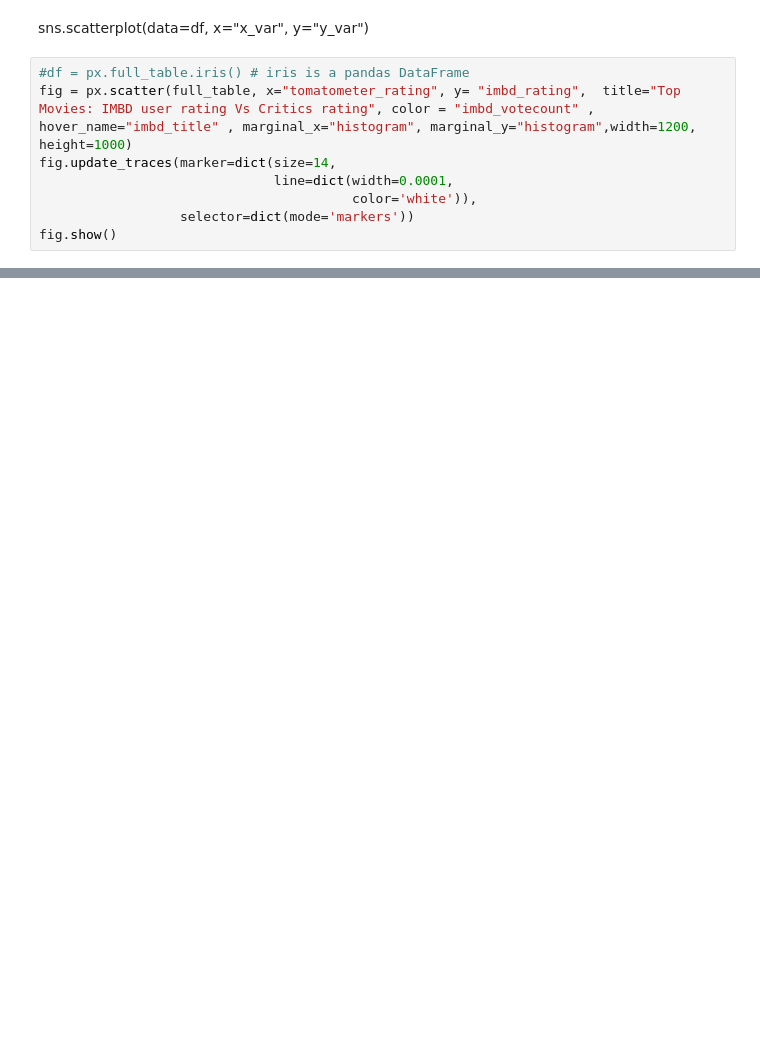
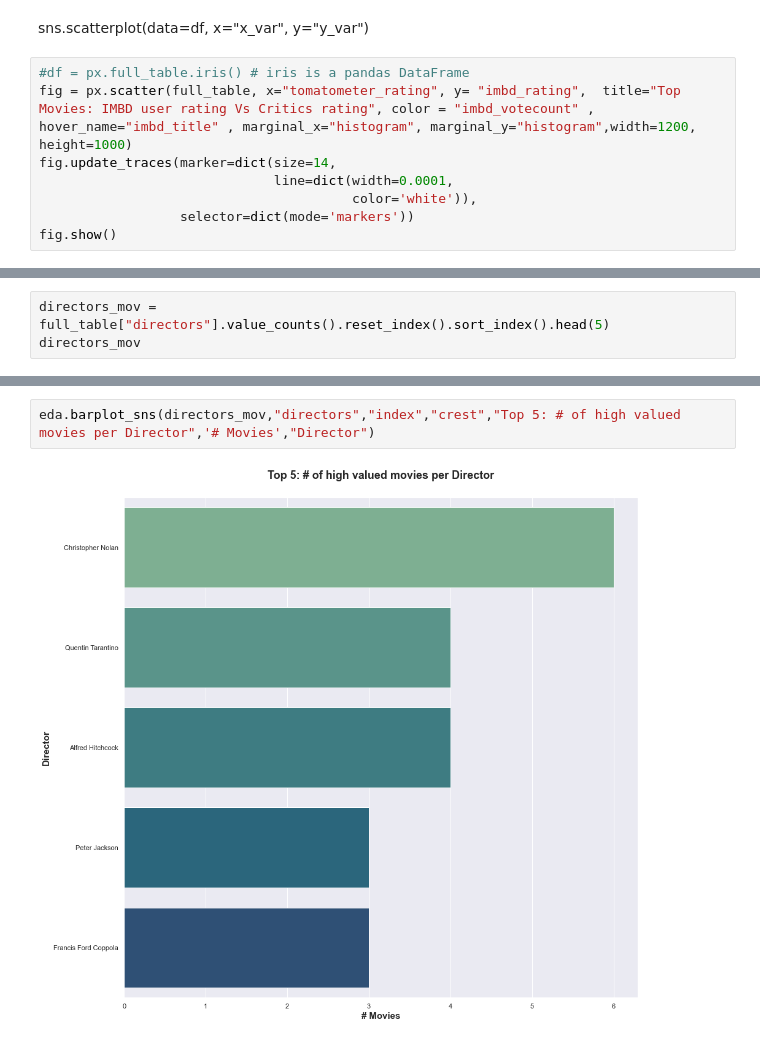
Before and after one commit to nb3110/data_scraping_project, a Jupyter notebook: notebook.ipynb, the cells around one changed output, grey strips where cells are left out. Saved outputs shown, nothing was run; the diff lists cells and outputs as text; blank space fills up the shorter version.

```diff
--- a/notebook.ipynb
+++ b/notebook.ipynb
@@ -185,0 +264,3 @@ fig.show()
+# %%
+directors_mov = full_table["directors"].value_counts().reset_index().sort_index().head(5)
+directors_mov
@@ -185,0 +274,4 @@ fig.show()
+# %%
+eda.barplot_sns(directors_mov,"directors","index","crest","Top 5: # of high valued movies per Director",'# Movies',"Director")
+# %% [output]
+[figure, added]
```
Also changed, not shown: parts of 33 cells of this notebook, 2 other files.
